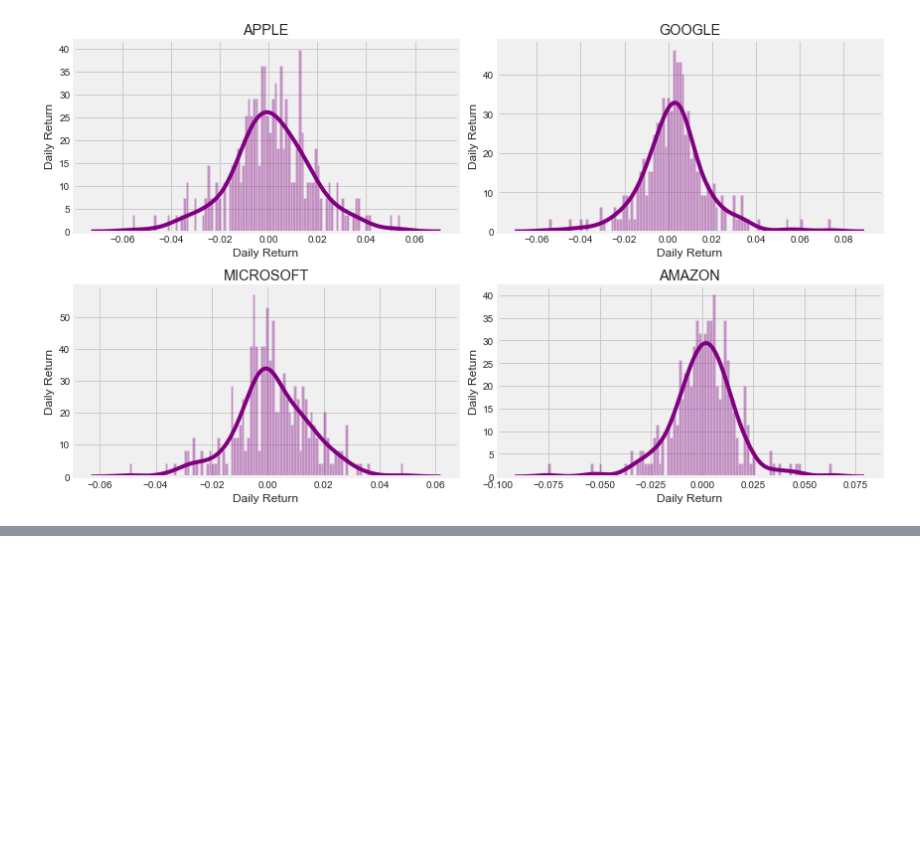
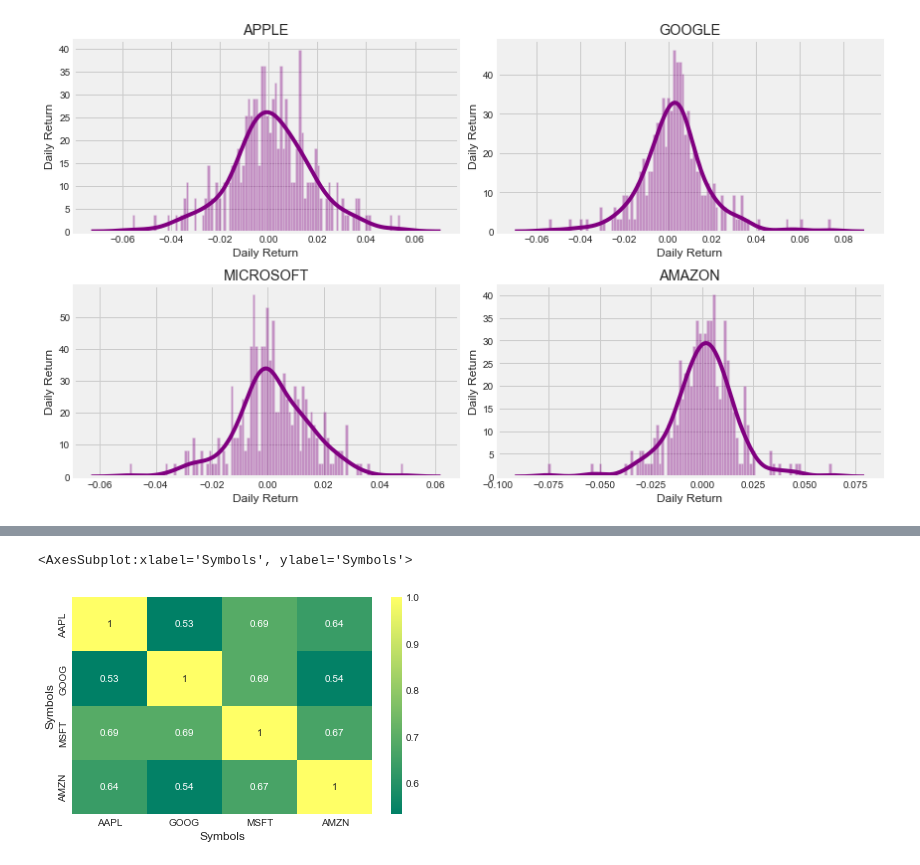
Before and after one commit to wonderbug2020/Python_Stocks, a Jupyter notebook: First.ipynb, the cells around one changed output, grey strips where cells are left out. Saved outputs shown, nothing was run; the diff lists cells and outputs as text; code cells hidden in the pictures; blank space fills up the shorter version.

```diff
--- a/First.ipynb
+++ b/First.ipynb
@@ -168,0 +233,6 @@ plt.tight_layout()
+# %%
+# Let's go ahead and use sebron for a quick correlation plot for the daily returns
+sns.heatmap(tech_rets.corr(), annot=True, cmap='summer')
+# %% [output]
+<AxesSubplot:xlabel='Symbols', ylabel='Symbols'>
+[figure, added]
```
Also changed, not shown: parts of 7 cells of this notebook.
